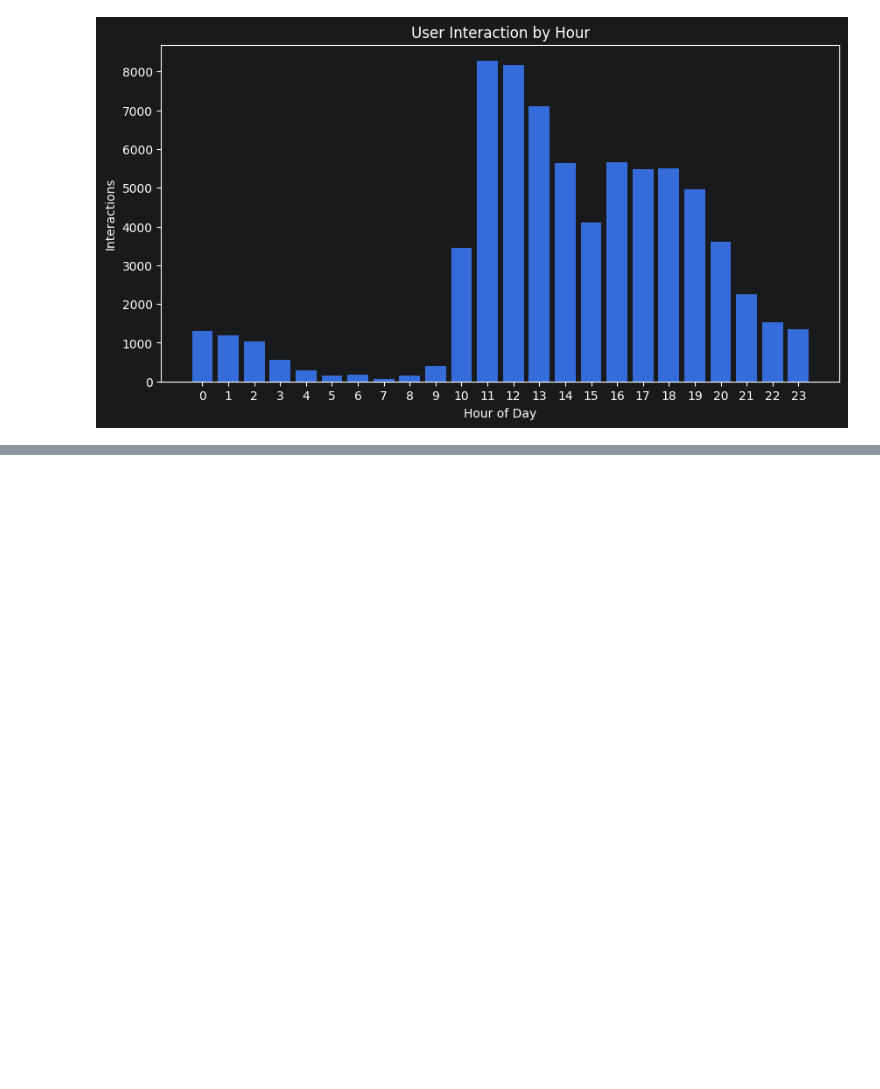
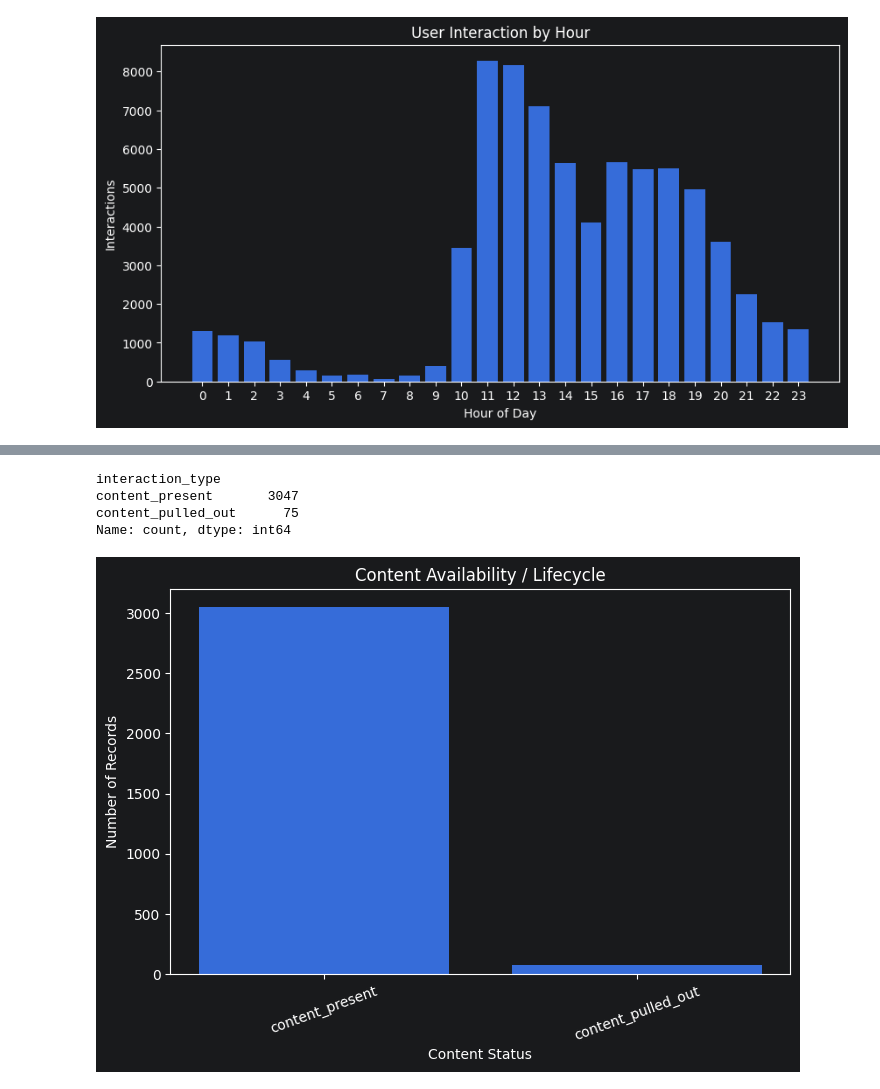
Before and after one commit to PhysicalAIEngineer/iPrint-News-Recommendation-Ranking-System, a Jupyter notebook: Notebook/EDA & Data Preparation.ipynb, the cells around one changed output, grey strips where cells are left out. Saved outputs shown, nothing was run; the diff lists cells and outputs as text; code cells hidden in the pictures; blank space fills up the shorter version.

```diff
--- a/Notebook/EDA & Data Preparation.ipynb
+++ b/Notebook/EDA & Data Preparation.ipynb
@@ -306,0 +514,16 @@ plt.show()
+# %%
+content_status = (content["interaction_type"].value_counts())
+display(content_status)
+plt.figure(figsize=(8, 5))
+plt.bar(content_status.index,content_status.values)
+plt.xlabel("Content Status")
+plt.ylabel("Number of Records")
+plt.title("Content Availability / Lifecycle")
+plt.xticks(rotation=20)
+plt.show()
+# %% [output]
+interaction_type
+content_present       3047
+content_pulled_out      75
+Name: count, dtype: int64
+[figure, added]
```
Also changed, not shown: parts of 101 cells of this notebook, 13 other files.
